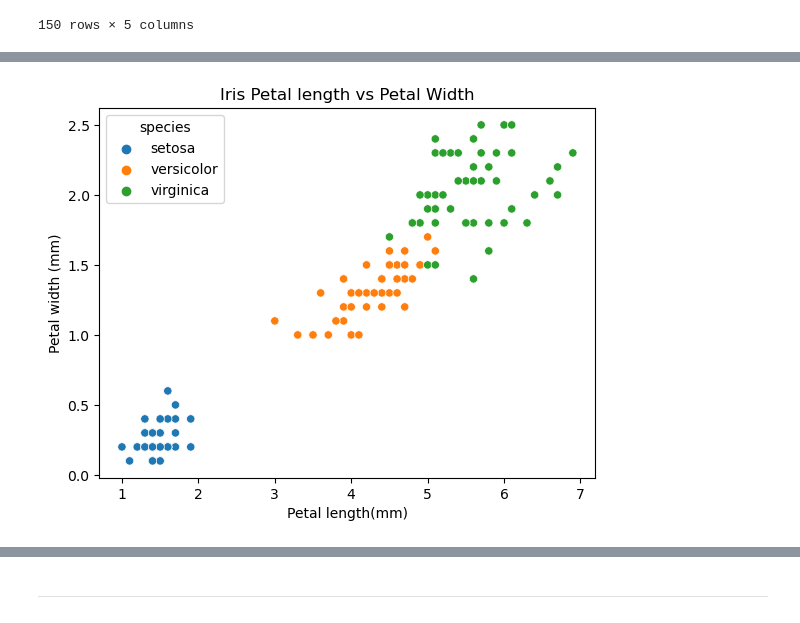
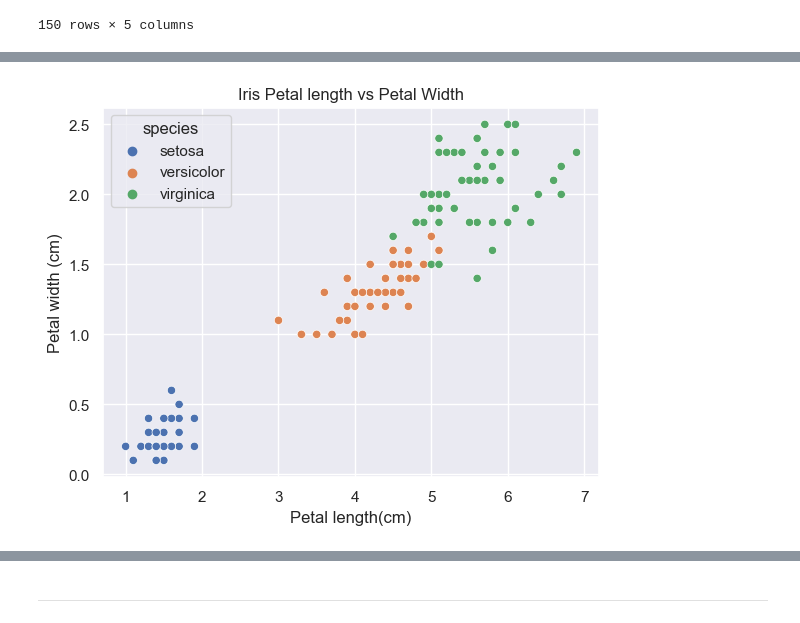
Before and after one commit to nataliia-dragunova/pands-project, a Jupyter notebook: iris.ipynb, the cells around one changed output, grey strips where cells are left out. Saved outputs shown, nothing was run; the diff lists cells and outputs as text; code cells hidden in the pictures.

```diff
--- a/iris.ipynb
+++ b/iris.ipynb
@@ -151,0 +113,8 @@ plt.show()
+# %%
+
+sns.set_theme(style="darkgrid")
+df = sns.load_dataset('iris')
+
+# Violin plot
+sns.violinplot(x=df["species"], y=df["sepal_length"])
+plt.show()
@@ -151,0 +123,7 @@ plt.show()
+# %%
+sns.set_theme(style="darkgrid")
+df = sns.load_dataset('iris')
+
+# Violin plot
+sns.violinplot(x=df["species"], y=df["sepal_width"])
+plt.show()
@@ -152,13 +139,13 @@ plt.show()
 # %%
 # Creating a scatter plot in seaborn
 
-sns.scatterplot(data= iris_df, x='petal_length', y='petal_width', hue ='species')
+sns.scatterplot(data= iris_df, x=df['petal_length'], y=df['petal_width'], hue =df['species'])
 
 # Set labels and title
-plt.xlabel('Petal length(mm)')
-plt.ylabel('Petal width (mm)')
+plt.xlabel('Petal length(cm)')
+plt.ylabel('Petal width (cm)')
 plt.title('Iris Petal length vs Petal Width')
 
 plt.show()
 # %% [output]
-[figure, old version]
+[figure, new version]
```
Also changed, not shown: parts of 21 cells of this notebook, 10 other files.
